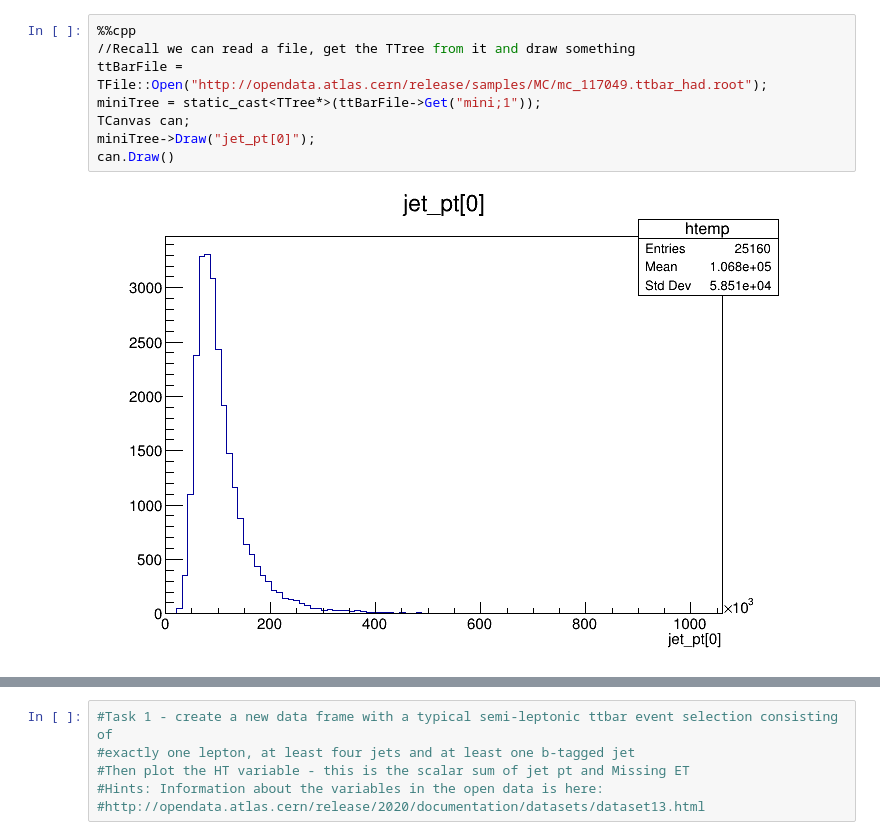
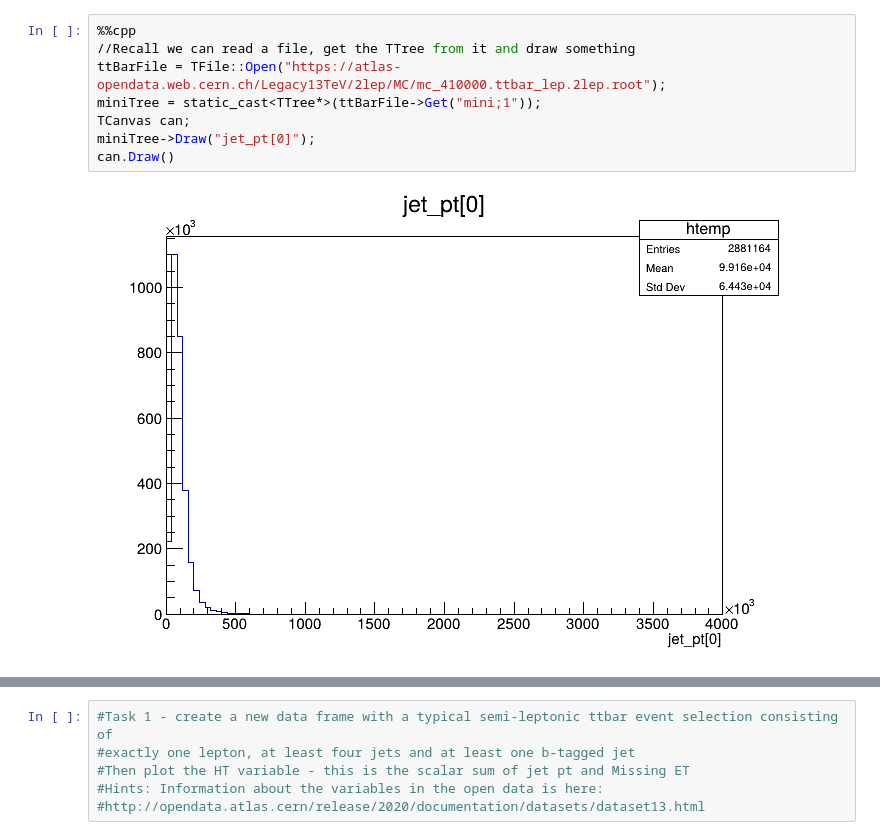
Before and after one commit to shefmarkh/ROOTSheffieldTeachingMaterial2020, a Jupyter notebook: Lecture5/Lecture5.ipynb, the cells around one changed output, grey strips where cells are left out. Saved outputs shown, nothing was run; the diff lists cells and outputs as text.

```diff
--- a/Lecture5/Lecture5.ipynb
+++ b/Lecture5/Lecture5.ipynb
@@ -6,13 +4,13 @@ Welcome to JupyROOT 6.28/06
 # %%
 %%cpp
 //Recall we can read a file, get the TTree from it and draw something
-ttBarFile = TFile::Open("http://opendata.atlas.cern/release/samples/MC/mc_117049.ttbar_had.root");
+ttBarFile = TFile::Open("https://atlas-opendata.web.cern.ch/Legacy13TeV/2lep/MC/mc_410000.ttbar_lep.2lep.root");
 miniTree = static_cast<TTree*>(ttBarFile->Get("mini;1"));
 TCanvas can;
 miniTree->Draw("jet_pt[0]");
 can.Draw()
 # %% [output]
-[figure, old version]
+[figure, new version]
 # %%
 %%cpp
 //Another way to do the same thing uses a RDataFrame
```
Also changed, not shown: parts of 9 cells of this notebook.
